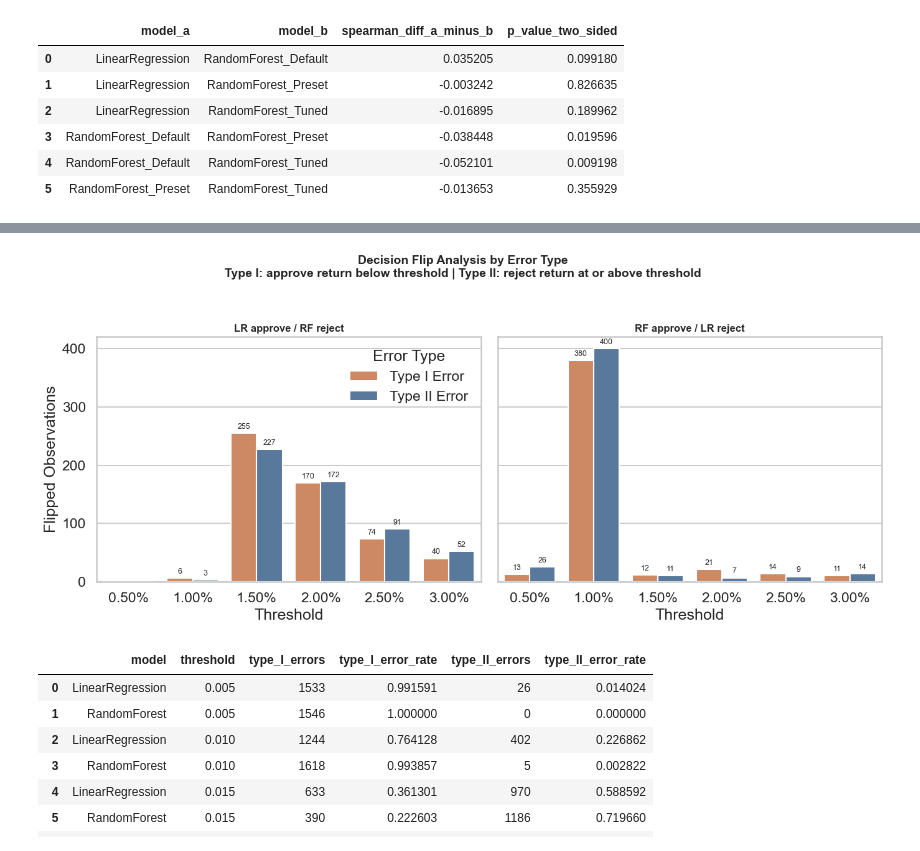
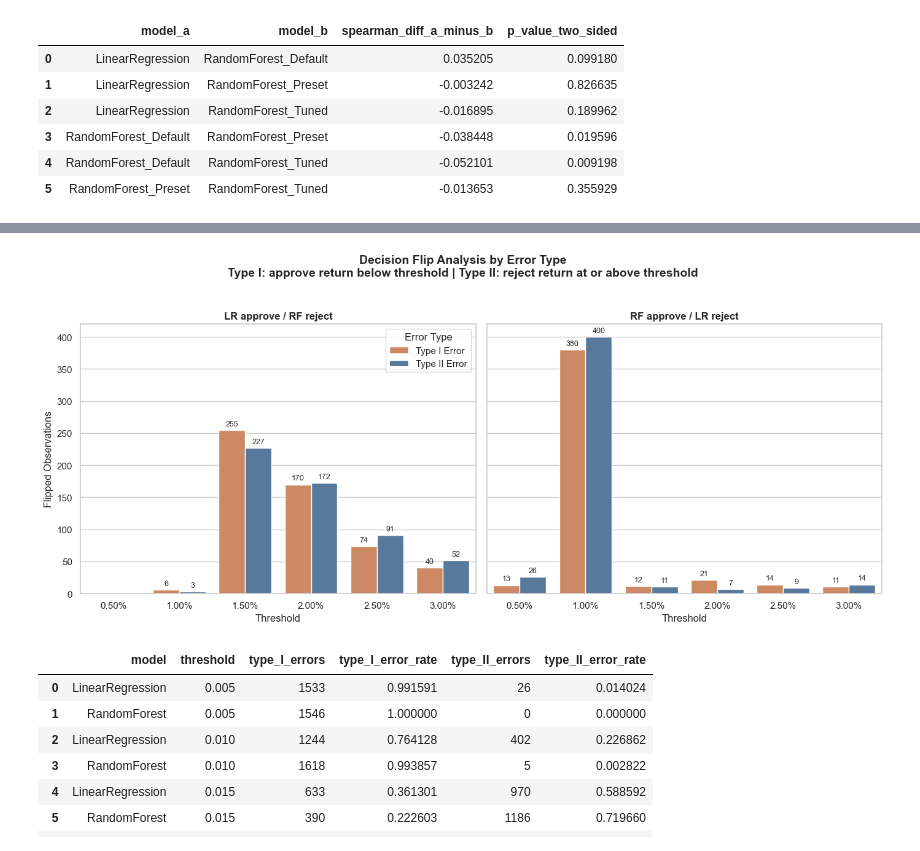
Before and after one commit to RodrigoHdRio/threshold-investment-decision-study, a Jupyter notebook: main/main.ipynb, the cells around one changed output, grey strips where cells are left out. Drawn from its saved outputs; the diff is of its cells as text; code cells hidden in the pictures.

```diff
--- a/main/main.ipynb
+++ b/main/main.ipynb
@@ -1255,7 +431,8 @@ plt.show()
 # %%
+sns.set_context("notebook")
 flip_error_summary, fig = plot_flip_analysis_by_error_type(model_outputs)
 # %% [output]
-[figure, old version]
+[figure, new version]
 # %%
 model_outputs["detailed_results"][
     ["model", "threshold", "type_I_errors", "type_I_error_rate", "type_II_errors", "type_II_error_rate"]
```
Also changed, not shown: parts of 17 cells of this notebook, 3 other files.
